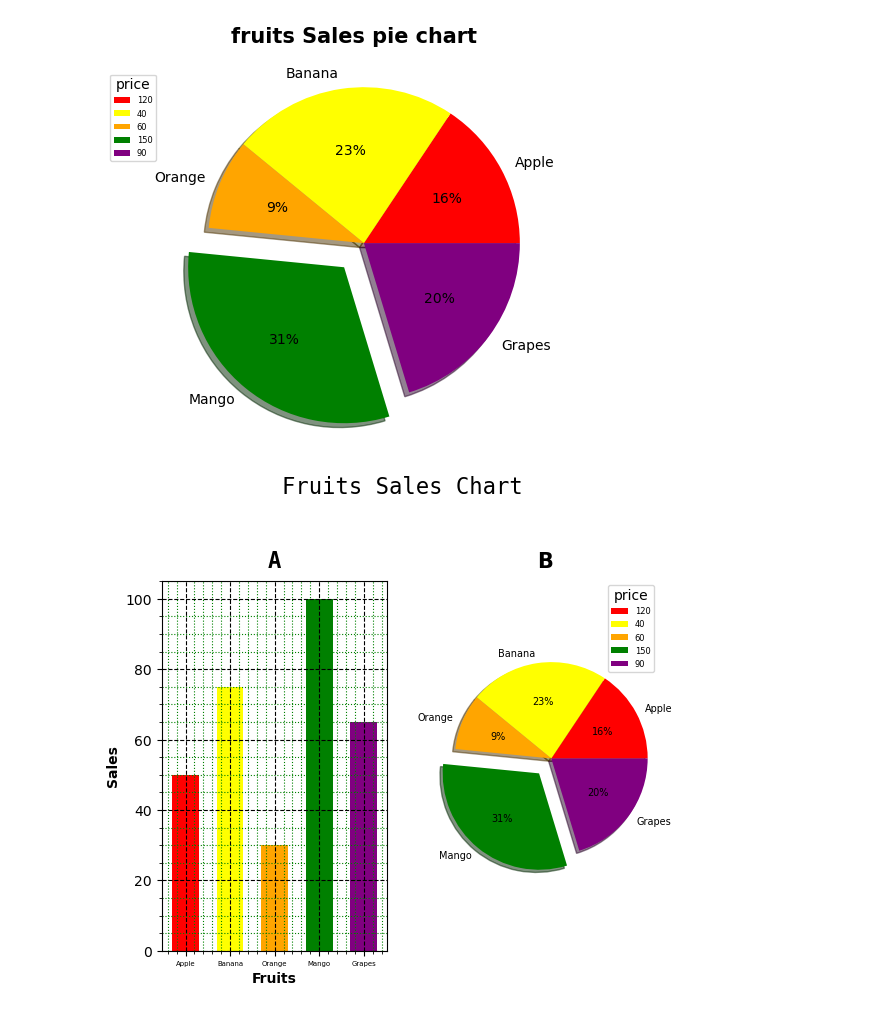
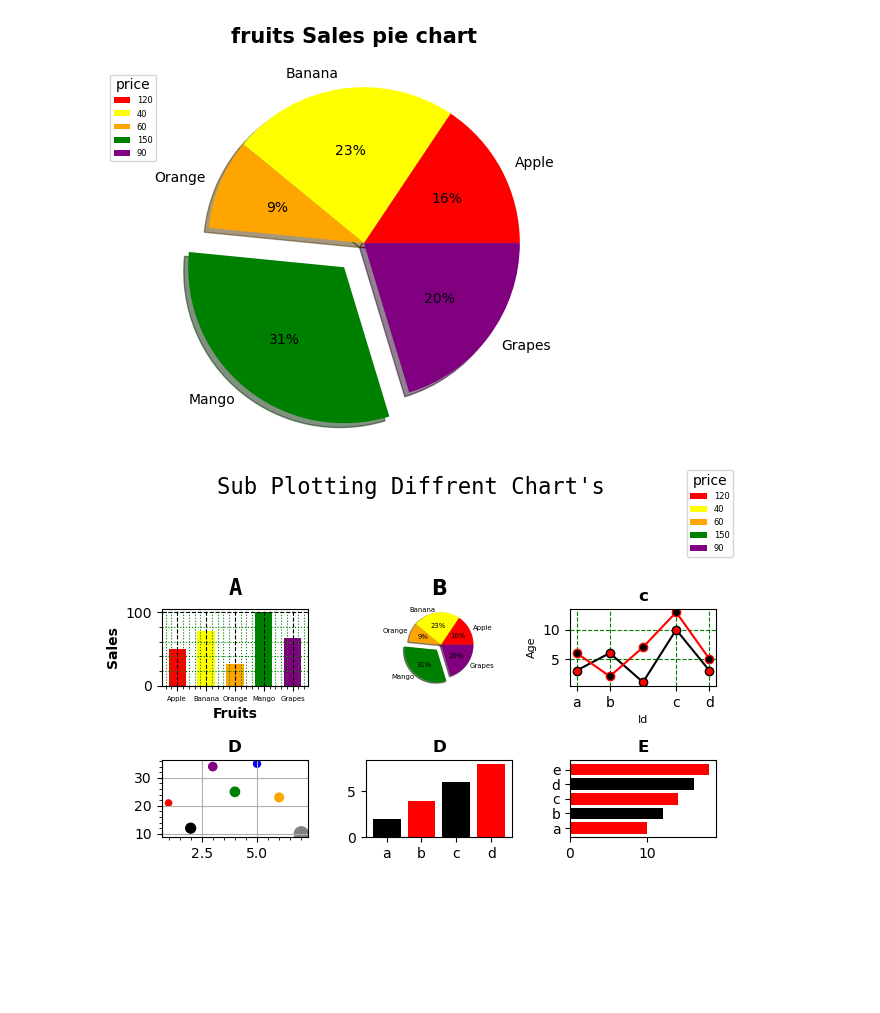
Before and after one commit to Jishnu-12/Data-analytics, a Jupyter notebook: Matplotlib/matplotlib3.ipynb, the cells around one changed output. Drawn from its saved outputs; the diff is of its cells as text; code cells hidden in the pictures; blank space fills up the shorter version.

```diff
--- a/Matplotlib/matplotlib3.ipynb
+++ b/Matplotlib/matplotlib3.ipynb
@@ -37,24 +38,65 @@ plt.show()
 # %%
 #plot1
 colors = ["red","yellow","orange","green","purple"]
-plt.subplot(1,2,1)
+plt.subplot(3,3,1)
 plt.bar(df["Fruits"],df["Sold"],width = 0.6,color = colors,label = ["Apple", "Banana", "Orange", "Mango", "Grapes"])
 plt.title("A",size = 16,family = "monospace",fontweight = "bold",pad = 10)
 plt.xlabel("Fruits",fontweight = "bold")
 plt.ylabel("Sales" , fontweight = "bold")
 plt.grid( linestyle = "--",color = "black")
 plt.tick_params(axis='x', which='major', labelsize=5)
 plt.grid(which = "minor" , linestyle = ":" , color = "green")
 plt.minorticks_on()
 #plot2
 colors = ["red","yellow","orange","green","purple"]
-plt.subplot(1,2,2)
-plt.pie(df["Sold"],labels = df["Fruits"],autopct = "%1.0f%%",shadow = True,explode = [0,0,0,0.2,0],colors = colors,textprops = {"fontsize":7})
+plt.subplot(3,3,2)
+plt.pie(df["Sold"],labels = df["Fruits"],autopct = "%1.0f%%",shadow = True,explode = [0,0,0,0.2,0],colors = colors,textprops = {"fontsize":5})
 plt.axis("equal")
 plt.title("B",fontweight = "bold",size = 15,pad = 10)
-plt.legend(fontsize = 6,labels = df["Price"],title = "price")
-plt.suptitle("Fruits Sales Chart",family = "monospace",size = 16,y = 1.1)
-plt.savefig("sample.jpg",bbox_inches='tight')
+plt.figlegend(fontsize = 6,labels = df["Price"],title = "price")
+plt.suptitle("Sub Plotting Diffrent Chart's",family = "monospace",size = 16,y = 1.1)
+
+#plot3
+x1 = np.array([3,6,1,10,3])
+y1 = np.array([6,2,7,13,5])
+
+plt.subplot(3,3,3)
+plt.plot(x1,color = "black",mec = "black",mfc = "red",marker = "o")
+plt.plot(y1,color = "red",mec = "red",mfc = "black",marker = "o")
+plt.xlabel("Id",size = 8)
+plt.ylabel("Age", size = 8)
+plt.title("c",fontweight="bold")
+plt.grid(color = "green",linestyle = "--")
+plt.xticks([0,1,3,4],["a","b","c","d"])
+
+#plot4
+x = np.array([1,2,3,4,5,6,7])
+y = np.array([21,12,34,25,35,23,10])
+
+colors = ["red","black","purple","green","blue","orange","grey"]
+sizes = [20,50,35,45,25,39,100]
+# s = size
+plt.subplot(3,3,4)
+plt.scatter(x,y , color = colors, s = sizes)
+plt.title("D",fontweight = "bold")
+plt.grid()
+plt.minorticks_on()
+#plot5
+x = ['a','b','c','d']
+y = [2,4,6,8]
+colors = ['black','red','black','red']
+plt.subplot(3,3,5)
+plt.bar(x,y,color = colors)
+plt.title("D",fontweight = "bold")
+#plot6
+x = ['a','b','c','d','e']
+y = [10,12,14,16,18]
+plt.subplot(3,3,6)
+colors = ['red','black','red','black','red']
+plt.barh(x,y,color = colors) # used to create horizontal bar graphs
+plt.title("E",fontweight = "bold")
+plt.tight_layout()
+plt.savefig("multiple.jpg",dpi = 250,bbox_inches = "tight")
 plt.show()
 # %% [output]
-[figure, old version]
+[figure, new version]
```
Also changed, not shown: parts of 1 cell of this notebook, 6 other files.
